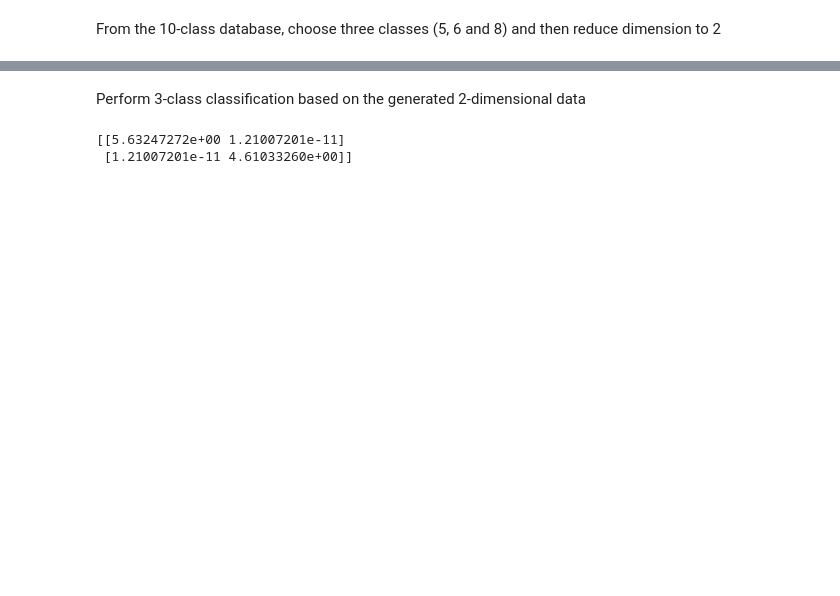
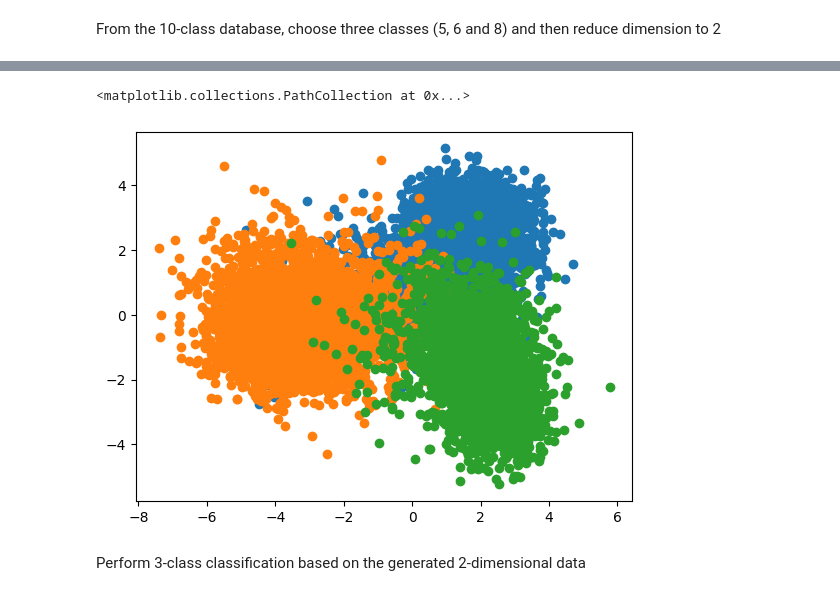
Before and after one commit to vismiroglou/ce7_ml_2023, a Jupyter notebook: Lecture 4/pca.ipynb, the cells around one changed output, grey strips where cells are left out. Saved outputs shown, nothing was run; the diff lists cells and outputs as text; code cells hidden in the pictures; blank space fills up the shorter version.

```diff
--- a/Lecture 4/pca.ipynb
+++ b/Lecture 4/pca.ipynb
@@ -45,10 +66,25 @@ trn2d_lda = lda.transform(train_data)
+# %%
+#Scatter plots LDA
+plt.scatter(trn5_lda[:,0], trn5_lda[:,1])
+plt.scatter(trn6_lda[:,0], trn6_lda[:,1])
+plt.scatter(trn8_lda[:,0], trn8_lda[:,1])
+# %% [output]
+<matplotlib.collections.PathCollection at 0x...>
+[figure, added]
 # %% [markdown]
 Perform 3-class classification based on the generated 2-dimensional data
 # %%
+#Find means and covariance matrices for all 3 classes
 mean5 = np.mean(trn2d_pca[:len(train5), :], axis = 0)
 cov5 = np.cov(trn2d_pca[:len(train5), :], rowvar=False)
 
+mean5 = np.mean(trn2d_pca[:len(train5), :], axis = 0)
+cov5 = np.cov(trn2d_pca[:len(train5), :], rowvar=False)
 
+mean5 = np.mean(trn2d_pca[:len(train5), :], axis = 0)
+cov5 = np.cov(trn2d_pca[:len(train5), :], rowvar=False)
+
+biv_norm_5 = multivariate_normal(mean5, cov5)
 #Likelihood of data coming from a 3-D gaussian with given mean and cov
 def likelihood(data, mean, cov):
         a = -0.5 * np.matmul((data - mean), np.linalg.inv(cov))
@@ -61,6 +97,3 @@ def likelihood(data, mean, cov):
 def posterior(data, mean, cov, prior_x = 0.5, prior_y = 0.5):
     posterior = (likelihood(data, train_x_mean, train_x_cov) * prior_x) / ((likelihood(data, train_x_mean, train_x_cov) * prior_x) + (likelihood(data, train_y_mean, train_y_cov) * prior_y))
     return(posterior)
-# %% [output]
-[[5.63247272e+00 1.21007201e-11]
- [1.21007201e-11 4.61033260e+00]]
```
Also changed, not shown: parts of 5 cells of this notebook.
